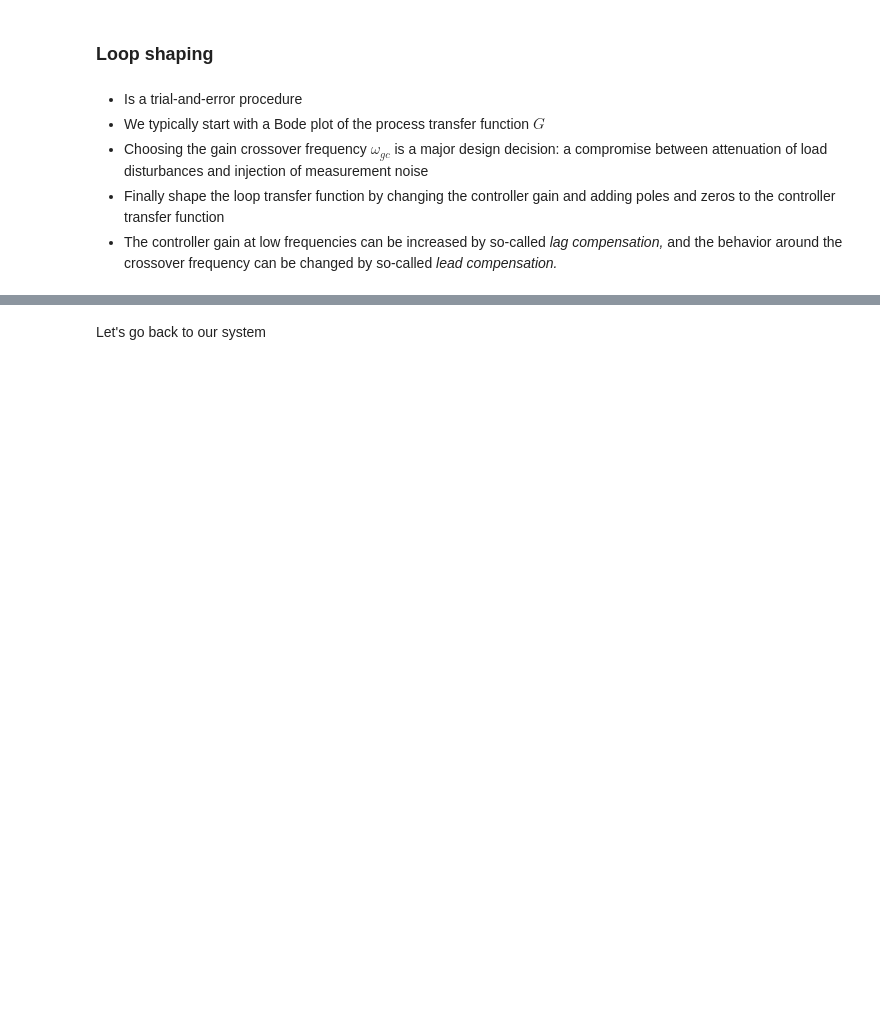
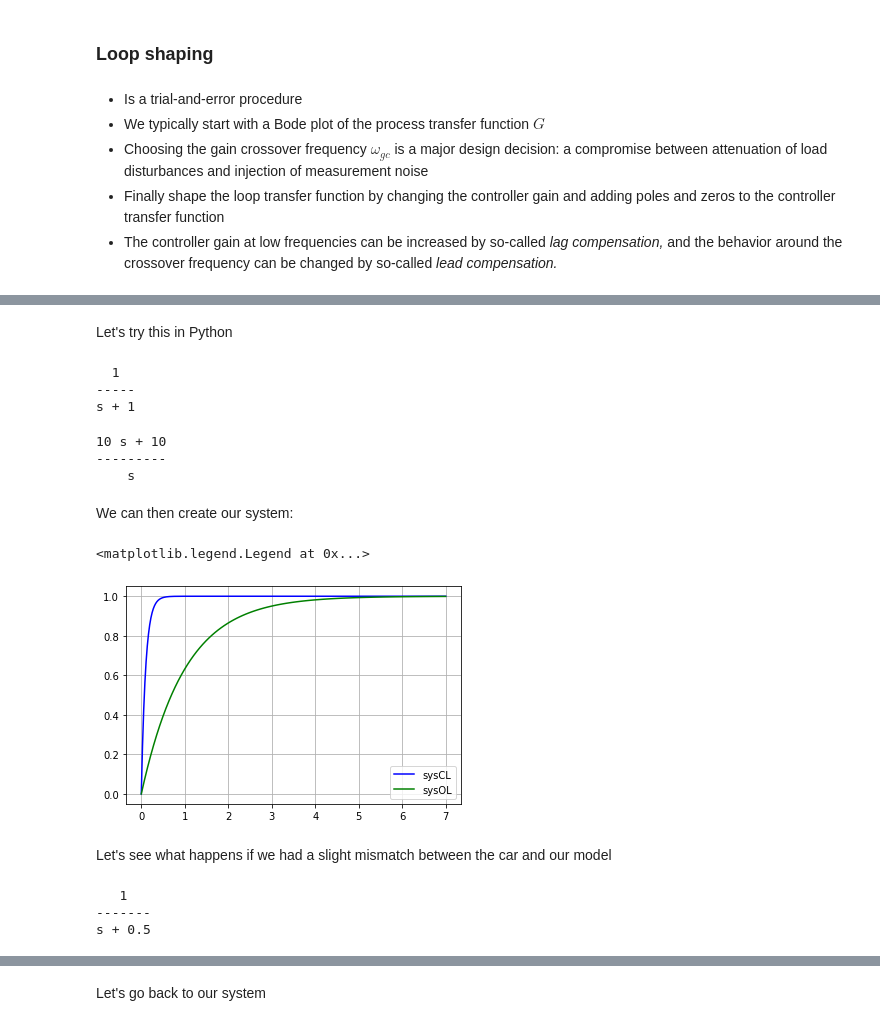
Before and after one commit to andreamunafo/classical_control_theory, a Jupyter notebook: 13_Loop-shaping.ipynb, the cells around one changed output, grey strips where cells are left out. Cells and saved outputs as stored; diff of their text form; code cells hidden in the pictures; blank space fills up the shorter version.

Commit message:
Update Loop Shaping

```diff
--- a/13_Loop-shaping.ipynb
+++ b/13_Loop-shaping.ipynb
@@ -91,0 +259,48 @@ Let's first discuss a suitable shape for the loop transfer function that gives g
+# %% [markdown]
+Let's try this in Python
+# %%
+s = control.tf([1, 0],[1])
+
+car_tf = 1/(s+1)
+print(car)
+# %% [output]
+  1
+-----
+s + 1
+# %%
+desiredLoop = 10/s
+
+# Controller
+R = desiredLoop/car_tf
+print(R)
+# %% [output]
+10 s + 10
+---------
+    s
+# %% [markdown]
+We can then create our system:
+# %%
+sysLoop = control.series(R, car_tf) # Loop T.F.
+sysCL = control.feedback(sysLoop, 1, -1) # Close loop T.F.
+# %%
+t, y = control.step_response(sysCL, T=7)
+
+t_ol, y_ol = control.step_response(car_tf, T=7) # open loop - no control here
+
+plt.plot(t, y, color='b', label='sysCL')
+plt.plot(t_ol, y_ol, color='g', label='sysOL')
+
+plt.grid()
+plt.legend()
+# %% [output]
+<matplotlib.legend.Legend at 0x...>
+[figure, added]
+# %% [markdown]
+Let's see what happens if we had a slight mismatch between the car and our model
+# %%
+realCar_tf = 1/(s+0.5)
+print(realCar_tf)
+# %% [output]
+   1
+-------
+s + 0.5
```
Also changed, not shown: parts of 39 cells of this notebook, 2 other files.
